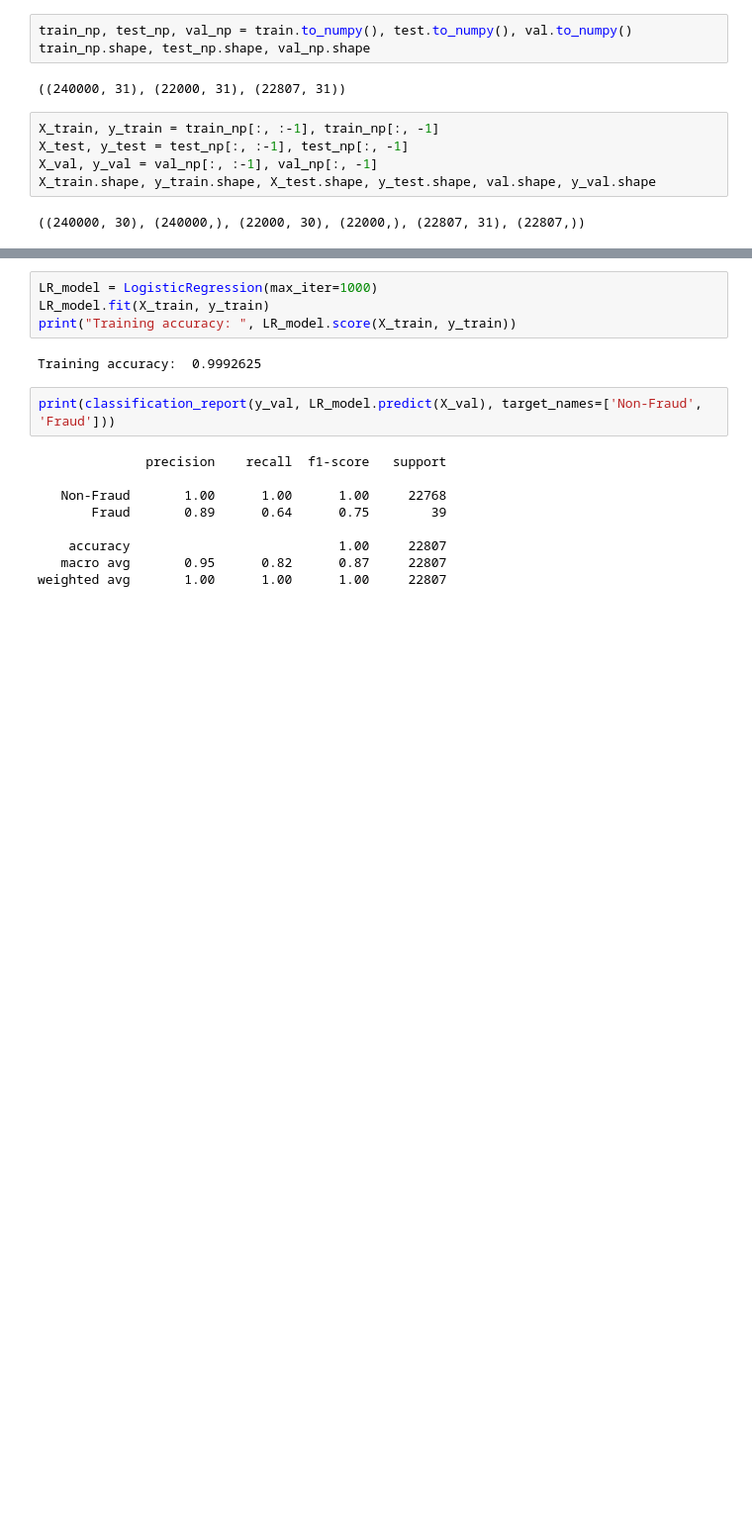
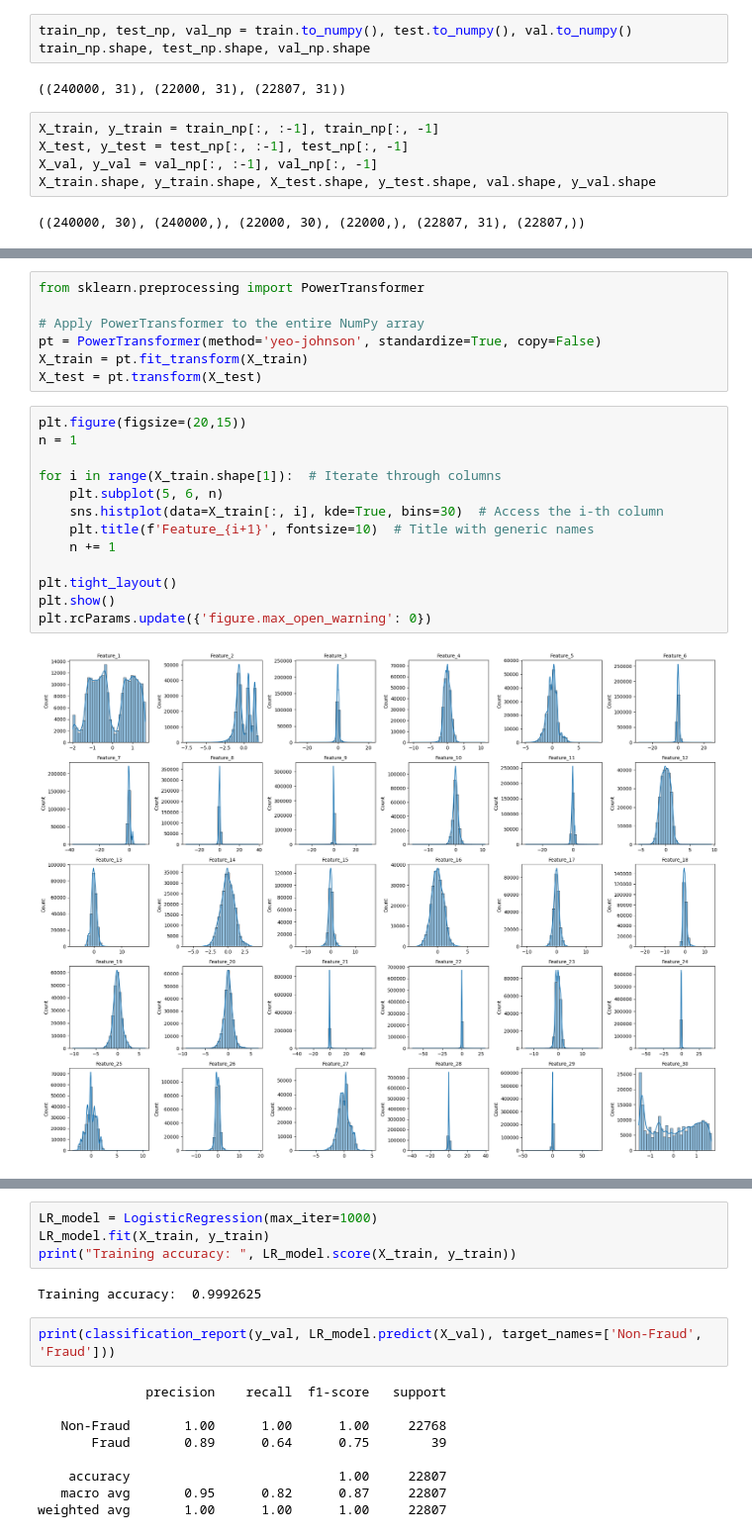
Before and after one commit to Johngomez100/Fraud-Detection, a Jupyter notebook: CreditCardFraud.ipynb, the cells around one changed output, grey strips where cells are left out. Shown at 99% size. Saved outputs shown, nothing was run; the diff lists cells and outputs as text; blank space fills up the shorter version.

Commit message:
added smote oversampling and power transform to improve model performance

```diff
--- a/CreditCardFraud.ipynb
+++ b/CreditCardFraud.ipynb
@@ -249,0 +254,22 @@ X_train.shape, y_train.shape, X_test.shape, y_test.shape, val.shape, y_val.shape
+# %%
+from sklearn.preprocessing import PowerTransformer
+
+# Apply PowerTransformer to the entire NumPy array
+pt = PowerTransformer(method='yeo-johnson', standardize=True, copy=False)
+X_train = pt.fit_transform(X_train)
+X_test = pt.transform(X_test)
+# %%
+plt.figure(figsize=(20,15))
+n = 1
+
+for i in range(X_train.shape[1]):  # Iterate through columns
+    plt.subplot(5, 6, n)
+    sns.histplot(data=X_train[:, i], kde=True, bins=30)  # Access the i-th column
+    plt.title(f'Feature_{i+1}', fontsize=10)  # Title with generic names
+    n += 1
+
+plt.tight_layout()
+plt.show()
+plt.rcParams.update({'figure.max_open_warning': 0})
+# %% [output]
+[figure, added]
```
Also changed, not shown: parts of 4 cells of this notebook.
